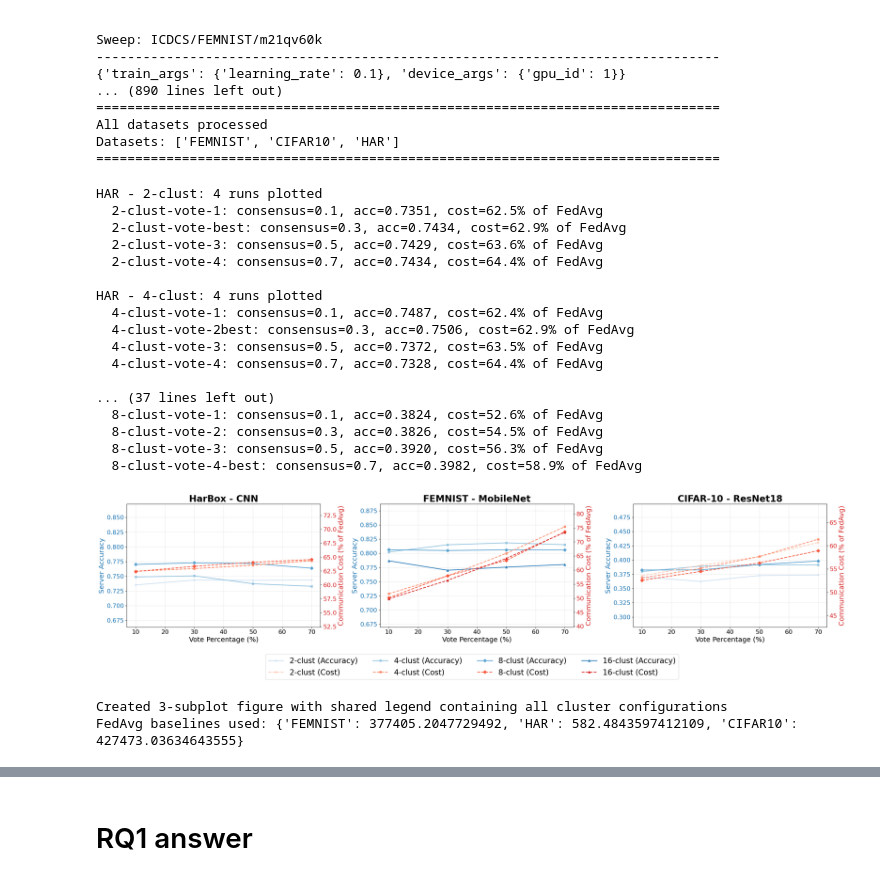
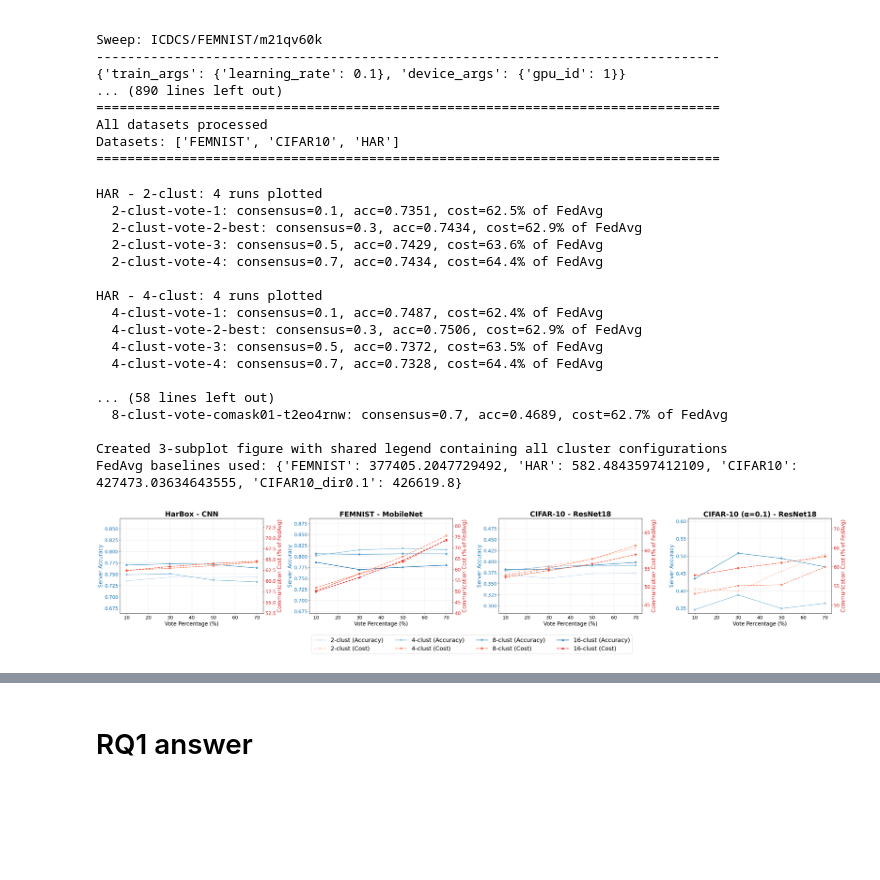
Before and after one commit to SaulUrso/CoMask, a Jupyter notebook: plots.ipynb, the cells around one changed output, grey strips where cells are left out. Saved outputs shown, nothing was run; the diff lists cells and outputs as text; code cells hidden in the pictures; blank space fills up the shorter version.

```diff
--- a/plots.ipynb
+++ b/plots.ipynb
@@ -15,13 +15,13 @@ CLUSTER_COLOR_MAP = {
     "16": 0.7,  # Darkest shade
 }
 
-DATASET_ORDER = {"HAR": 0, "FEMNIST": 1, "CIFAR10": 2}
+DATASET_ORDER = {"HAR": 0, "FEMNIST": 1, "CIFAR10": 2, "CIFAR10_dir0.1": 3}
 
 # Direct color mapping for single-color plots (using viridis positions)
 CLUSTER_DIRECT_COLOR_MAP = CLUSTER_COLOR_MAP
 
 # Dataset to model mapping
-DATASET_MODEL_MAP = {"HAR": "HarBox - CNN", "FEMNIST": "FEMNIST - MobileNet", "CIFAR10": "CIFAR-10 - ResNet18"}
+DATASET_MODEL_MAP = {"HAR": "HarBox - CNN", "FEMNIST": "FEMNIST - MobileNet", "CIFAR10": "CIFAR-10 - ResNet18", "CIFAR10_dir0.1": "CIFAR-10 (α=0.1) - ResNet18"}
 # %%
 # Initialize wandb API
 api = wandb.Api(timeout=120)
@@ -471,7 +576,9 @@ plt.rcParams.update(
 from collections import defaultdict
 
 # Create figure with 3 subplots (one per dataset)
-fig, axes = plt.subplots(1, 3, figsize=(28, 6))
+n_ds = len(results_by_dataset)
+fig, axes = plt.subplots(1, n_ds, figsize=(9 * n_ds, 6))
+axes = np.atleast_1d(axes)
 
 # Store all unique cluster configurations across all datasets for shared legend
 all_cluster_configs = set()
@@ -482,6 +589,7 @@ fedavg_baseline_costs = {
     "FEMNIST": 377405.2047729492,
     "HAR": 582.4843597412109,
     "CIFAR10": 427473.03634643555,
+    "CIFAR10_dir0.1": 426619.80,
 }
 
 # Process each dataset
@@ -668,7 +774,9 @@ plt.rcParams.update(
     }
 )
 
-fig, axes = plt.subplots(1, 3, figsize=(28, 6))
+n_ds = len(results_by_dataset)
+fig, axes = plt.subplots(1, n_ds, figsize=(9 * n_ds, 6))
+axes = np.atleast_1d(axes)
 
 # Store legend items for all cluster configurations
 legend_items = {}  # {cluster_size: (line, label)}
@@ -677,12 +785,14 @@ fedavg_baseline_costs_rq2 = {
     "FEMNIST": 377405.2047729492,
     "HAR": 582.4843597412109,
     "CIFAR10": 427473.03634643555,
+    "CIFAR10_dir0.1": 426619.80,
 }
 
 fedavg_baseline_acc_rq2 = {
     "CIFAR10": 0.5077,
     "FEMNIST": 0.7344,
     "HAR": 0.8269,
+    "CIFAR10_dir0.1": 0.336,
 }
 
 # Use viridis colormap with fixed positions for all 4 cluster sizes
@@ -1160,6 +1268,26 @@ Sweep: ICDCS/FEMNIST/m21qv60k
 All datasets processed
 Datasets: ['FEMNIST', 'CIFAR10', 'HAR']
 ================================================================================
+# %%
+# === RQ2: add CIFAR-dir0.1 consensus data (prune=0.1, vary consensus) ===
+# Source: s-urso2/comask_clust_grid. Synthetic keys include "vote" so the existing
+# consensus plot cells (which require "vote" in the name) pick these up unchanged.
+results_by_dataset_rq2.setdefault("CIFAR10_dir0.1", {})
+_DIR01_RQ2_PRUNE = 0.1
+_grid = [(_r, parse_comask_grid_name(_r.name)) for _r in api.runs("s-urso2/comask_clust_grid")
+         if _r.state == "finished"]
+for _r, _info in _grid:
+    if _info is None or abs(_info["prune_percent"] - _DIR01_RQ2_PRUNE) > 1e-9:
+        continue
+    _c = _info["cluster_size"]
+    _m = run_cost_and_pruning(_r, _c)
+    results_by_dataset_rq2["CIFAR10_dir0.1"][f"{_c}-clust-vote-comask01-{_r.id}"] = {
+        "consensus_percentage": _info["consensus_percentage"],
+        "server_accuracy": _m["server_accuracy"],
+        "total_cost_mb": _m["total_cost_mb"],
+        "pruning_events": _m["pruning_events"],
+    }
+print("CIFAR10_dir0.1 RQ2 runs added:", len(results_by_dataset_rq2["CIFAR10_dir0.1"]))
 # %%
 # Group runs by cluster size for consensus percentage analysis
 # Create figure with 3 subplots (one per dataset)
@@ -1181,7 +1309,9 @@ plt.rcParams.update(
     }
 )
 
-fig, axes = plt.subplots(1, 3, figsize=(28, 6))
+n_ds = len(results_by_dataset_rq2)
+fig, axes = plt.subplots(1, n_ds, figsize=(9 * n_ds, 6))
+axes = np.atleast_1d(axes)
 
 # Store all line objects and labels for shared legend
 all_cluster_configs = set()
@@ -1192,6 +1322,7 @@ fedavg_baseline_costs_rq2 = {
     "FEMNIST": 377405.2047729492,
     "HAR": 582.4843597412109,
     "CIFAR10": 427473.03634643555,
+    "CIFAR10_dir0.1": 426619.80,
 }
 
 for ax_idx, (dataset_name, results_dict) in enumerate(
@@ -1323,43 +1454,41 @@ all_labels = []
 for cluster_size in sorted(legend_items.keys(), key=int):
     line1, line2, label1, label2 = legend_items[cluster_size]
     all_lines.extend([line1, line2])
     all_labels.extend([label1, label2])
 
 fig.legend(all_lines, all_labels, loc="lower center", ncol=4, fontsize=20, bbox_to_anchor=(0.5, -0.2))
 
 # Overall title
 # fig.suptitle(
 #     "Server Accuracy and Communication Cost vs Vote Percentage by Cluster Configuration",
 #     fontsize=28,
 #     fontweight="bold",
 # )
 
 plt.tight_layout()
 plt.show()
 
 print("\nCreated 3-subplot figure with shared legend containing all cluster configurations")
 print(f"FedAvg baselines used: {fedavg_baseline_costs_rq2}")
 # %% [output]
 HAR - 2-clust: 4 runs plotted
   2-clust-vote-1: consensus=0.1, acc=0.7351, cost=62.5% of FedAvg
-  2-clust-vote-best: consensus=0.3, acc=0.7434, cost=62.9% of FedAvg
+  2-clust-vote-2-best: consensus=0.3, acc=0.7434, cost=62.9% of FedAvg
   2-clust-vote-3: consensus=0.5, acc=0.7429, cost=63.6% of FedAvg
   2-clust-vote-4: consensus=0.7, acc=0.7434, cost=64.4% of FedAvg
 
 HAR - 4-clust: 4 runs plotted
   4-clust-vote-1: consensus=0.1, acc=0.7487, cost=62.4% of FedAvg
-  4-clust-vote-2best: consensus=0.3, acc=0.7506, cost=62.9% of FedAvg
+  4-clust-vote-2-best: consensus=0.3, acc=0.7506, cost=62.9% of FedAvg
   4-clust-vote-3: consensus=0.5, acc=0.7372, cost=63.5% of FedAvg
   4-clust-vote-4: consensus=0.7, acc=0.7328, cost=64.4% of FedAvg
 
-... (37 lines left out)
-  8-clust-vote-1: consensus=0.1, acc=0.3824, cost=52.6% of FedAvg
-  8-clust-vote-2: consensus=0.3, acc=0.3826, cost=54.5% of FedAvg
-  8-clust-vote-3: consensus=0.5, acc=0.3920, cost=56.3% of FedAvg
-  8-clust-vote-4-best: consensus=0.7, acc=0.3982, cost=58.9% of FedAvg
+... (58 lines left out)
+  8-clust-vote-comask01-t2eo4rnw: consensus=0.7, acc=0.4689, cost=62.7% of FedAvg
+
+Created 3-subplot figure with shared legend containing all cluster configurations
+FedAvg baselines used: {'FEMNIST': 377405.2047729492, 'HAR': 582.4843597412109, 'CIFAR10': 427473.03634643555, 'CIFAR10_dir0.1': 426619.8}
-[figure, old version]
+[figure, new version]
-Created 3-subplot figure with shared legend containing all cluster configurations
-FedAvg baselines used: {'FEMNIST': 377405.2047729492, 'HAR': 582.4843597412109, 'CIFAR10': 427473.03634643555}
 # %%
 # Plot average pruning round vs consensus percentage
 # Create figure with 3 subplots (one per dataset)
```
Also changed, not shown: parts of 9 cells of this notebook, 1 other file.
